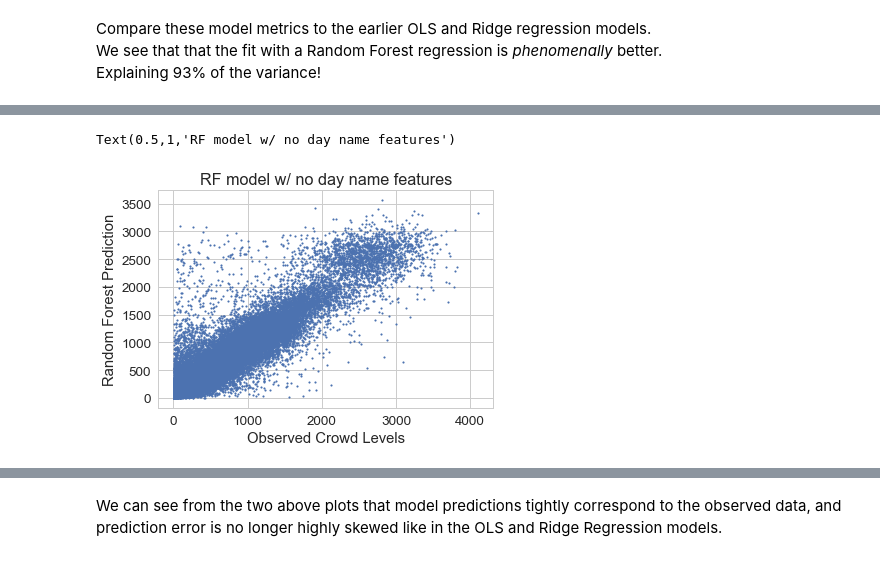
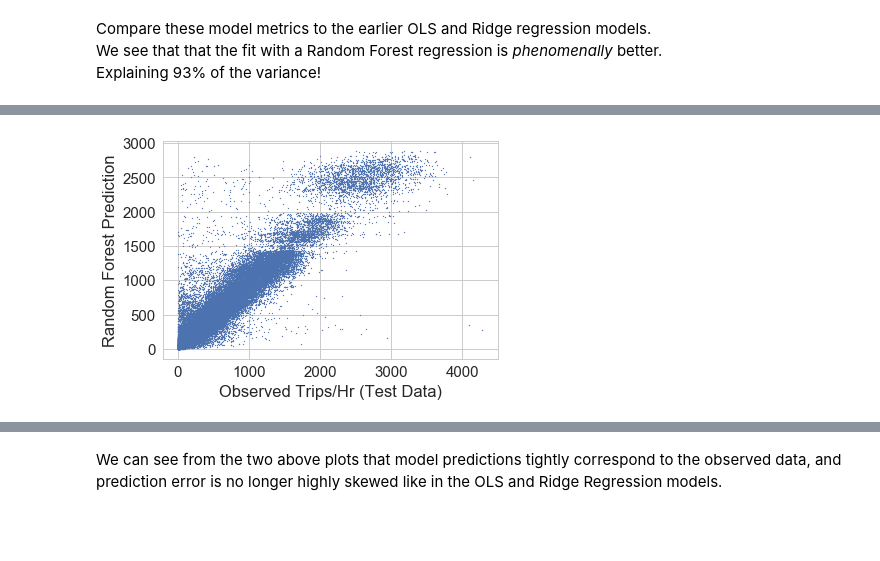
Before and after one commit to bkhurley/beat_the_crowd, a Jupyter notebook: model.ipynb, the cells around one changed output, grey strips where cells are left out. Cells and saved outputs as stored; diff of their text form; code cells hidden in the pictures; blank space fills up the shorter version.

Commit message:
updates to model-building notebook

```diff
--- a/model.ipynb
+++ b/model.ipynb
@@ -132,7 +129,7 @@ model_data['hour'] = model_data['hour'].astype('int')
 model_data['month'] = model_data['month'].astype('int')
 # %%
 # make a separate data set w/ no day name features
-no_day_data = model_data.drop(columns='day')
+no_day_data = model_data.drop(labels='day', axis=1)
 # %%
 no_day_data.head()
 # %% [output]
@@ -223,8 +191,10 @@ R^2:  0.16983408676
 # %%
-X_train, X_test, y_train, y_test = train_test_split(X, y, test_size=0.2, random_state=5)
+X_train, X_test, y_train, y_test = train_test_split(
+    X, y, test_size=0.2, random_state=5)
+
+# do train test split on data w/ no day names
+X_train_noday, X_test_noday, y_train_noday, y_test_noday = train_test_split(
+    X_noday, y_noday, test_size=0.2, random_state=5)
-# %%
-# do train test split on data w/ no day names
-X_train_noday, X_test_noday, y_train_noday, y_test_noday = train_test_split(X_noday, y_noday, test_size=0.2, random_state=5)
 # %% [markdown]
 ### Train model
 Fit an OLS regression model to the training data
@@ -358 +324,6 @@ rf_reg_noday = RandomForestRegressor(n_estimators=100, min_samples_leaf=10, rand
+# %%
+# random forest instance to be run in parallel on all available CPUs
+rf_reg_noday = RandomForestRegressor(random_state=5, verbose=2, n_jobs=-1,
+                                     n_estimators=1000, min_samples_leaf=50,
+                                     oob_score=True)
 # %%
@@ -428,9 +471,8 @@ Text(0,0.5,'Random Forest Prediction')
 # %%
-# predictions for data w/ no day names
-plt.scatter(y_test_noday, predicted_test_noday, s=3)
-plt.xlabel('Observed Crowd Levels')
+# predictions for data w/ no day names & optimized hyper-params
+plt.scatter(y_test_noday, predicted_test_noday, s= 1)
+plt.xlabel('Observed Trips/Hr (Test Data)')
 plt.ylabel('Random Forest Prediction')
-plt.title('RF model w/ no day name features')
+plt.savefig(figpath + 'rf_predict.png', bbox_inches='tight')
 # %% [output]
-Text(0.5,1,'RF model w/ no day name features')
-[figure, old version]
+[figure, new version]
```
Also changed, not shown: parts of 41 cells of this notebook.
